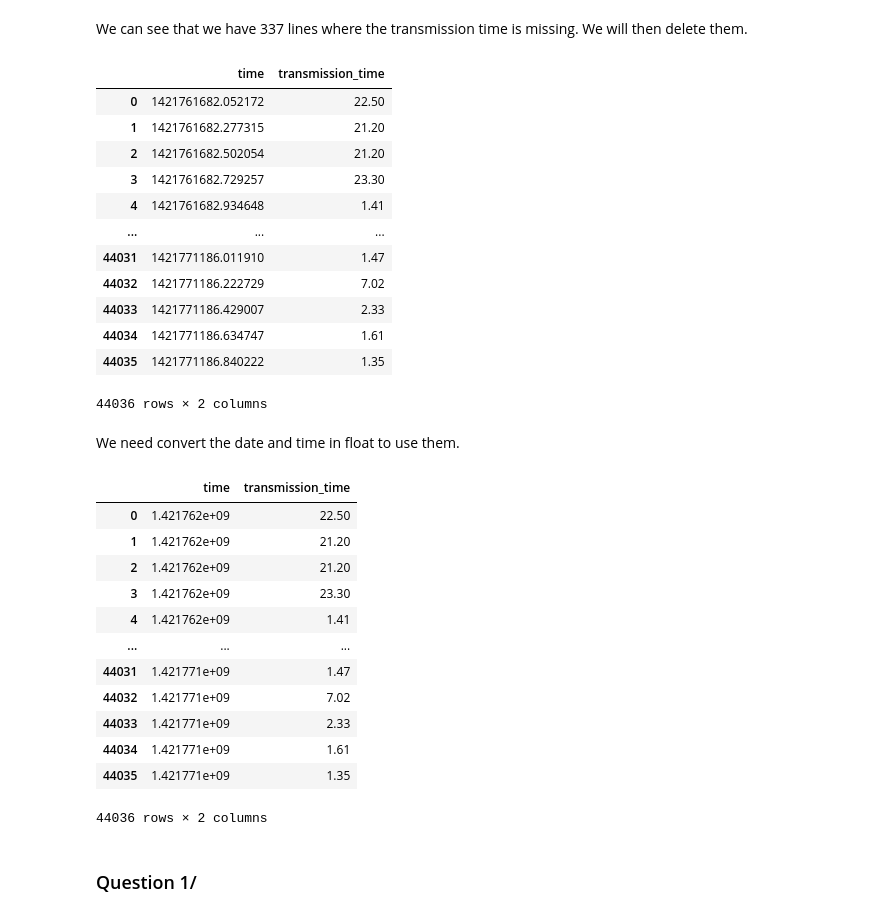
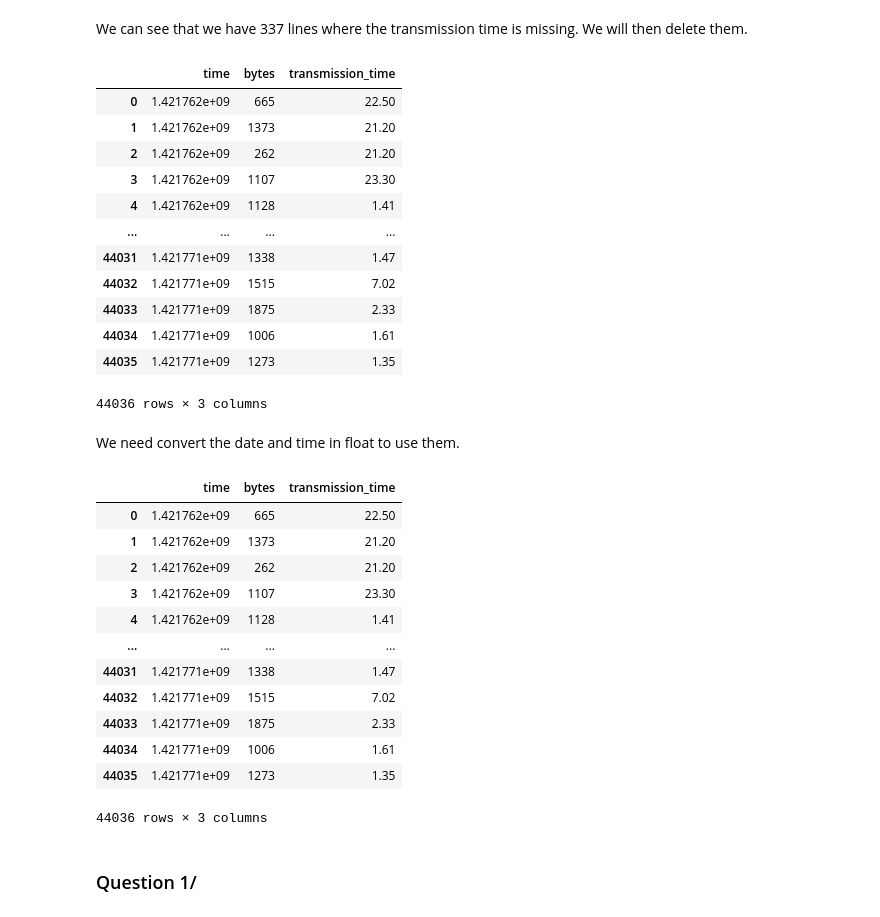
Before and after one commit to MarieBadaroux/Recherche_Reproductible, a Jupyter notebook: Recherche_reproductible_ping.ipynb, the cells around one changed output. Cells and saved outputs as stored; diff of their text form; code cells hidden in the pictures.

```diff
--- a/Recherche_reproductible_ping.ipynb
+++ b/Recherche_reproductible_ping.ipynb
@@ -17,5 +17,5 @@ os.system('sed -e "s/].*time=/,/" -e "s/\[/ /" -e "s/ms/ /" /tmp/liglab2.log > /
 raw_data = pd.read_table("/tmp/ping_campus.log", header=None, sep=',', engine='python')
 # %%
-raw_data.columns = ['time', 'transmission_time']
+raw_data.columns = ['time', 'bytes','transmission_time']
 raw_data
 # %% [output]
@@ -57,39 +57,40 @@ data = raw_data.dropna().copy()
 data = data.reset_index(drop = True)
 data
 # %% [output]
-|  | time | transmission_time |
-| 0 | 1421761682.052172 | 22.50 |
-| 1 | 1421761682.277315 | 21.20 |
-| 2 | 1421761682.502054 | 21.20 |
-| 3 | 1421761682.729257 | 23.30 |
-| 4 | 1421761682.934648 | 1.41 |
-| ... | ... | ... |
-| 44031 | 1421771186.011910 | 1.47 |
-| 44032 | 1421771186.222729 | 7.02 |
-| 44033 | 1421771186.429007 | 2.33 |
-| 44034 | 1421771186.634747 | 1.61 |
-| 44035 | 1421771186.840222 | 1.35 |
+|  | time | bytes | transmission_time |
+| 0 | 1.421762e+09 | 665 | 22.50 |
+| 1 | 1.421762e+09 | 1373 | 21.20 |
+| 2 | 1.421762e+09 | 262 | 21.20 |
+| 3 | 1.421762e+09 | 1107 | 23.30 |
+| 4 | 1.421762e+09 | 1128 | 1.41 |
+| ... | ... | ... | ... |
+| 44031 | 1.421771e+09 | 1338 | 1.47 |
+| 44032 | 1.421771e+09 | 1515 | 7.02 |
+| 44033 | 1.421771e+09 | 1875 | 2.33 |
+| 44034 | 1.421771e+09 | 1006 | 1.61 |
+| 44035 | 1.421771e+09 | 1273 | 1.35 |
-44036 rows × 2 columns
+44036 rows × 3 columns
 # %% [markdown]
 We need convert the date and time in float to use them.
 # %%
 data['time'] = data['time'].astype(float)
 data['transmission_time'] = data['transmission_time'].astype(float)
+data['bytes'] = data['bytes'].astype(int)
 data
 # %% [output]
-|  | time | transmission_time |
-| 0 | 1.421762e+09 | 22.50 |
-| 1 | 1.421762e+09 | 21.20 |
-| 2 | 1.421762e+09 | 21.20 |
-| 3 | 1.421762e+09 | 23.30 |
-| 4 | 1.421762e+09 | 1.41 |
-| ... | ... | ... |
-| 44031 | 1.421771e+09 | 1.47 |
-| 44032 | 1.421771e+09 | 7.02 |
-| 44033 | 1.421771e+09 | 2.33 |
-| 44034 | 1.421771e+09 | 1.61 |
-| 44035 | 1.421771e+09 | 1.35 |
+|  | time | bytes | transmission_time |
+| 0 | 1.421762e+09 | 665 | 22.50 |
+| 1 | 1.421762e+09 | 1373 | 21.20 |
+| 2 | 1.421762e+09 | 262 | 21.20 |
+| 3 | 1.421762e+09 | 1107 | 23.30 |
+| 4 | 1.421762e+09 | 1128 | 1.41 |
+| ... | ... | ... | ... |
+| 44031 | 1.421771e+09 | 1338 | 1.47 |
+| 44032 | 1.421771e+09 | 1515 | 7.02 |
+| 44033 | 1.421771e+09 | 1875 | 2.33 |
+| 44034 | 1.421771e+09 | 1006 | 1.61 |
+| 44035 | 1.421771e+09 | 1273 | 1.35 |
-44036 rows × 2 columns
+44036 rows × 3 columns
 # %% [markdown]
 ### Question 1/
 # %%
```
Also changed, not shown: parts of 8 cells of this notebook.
